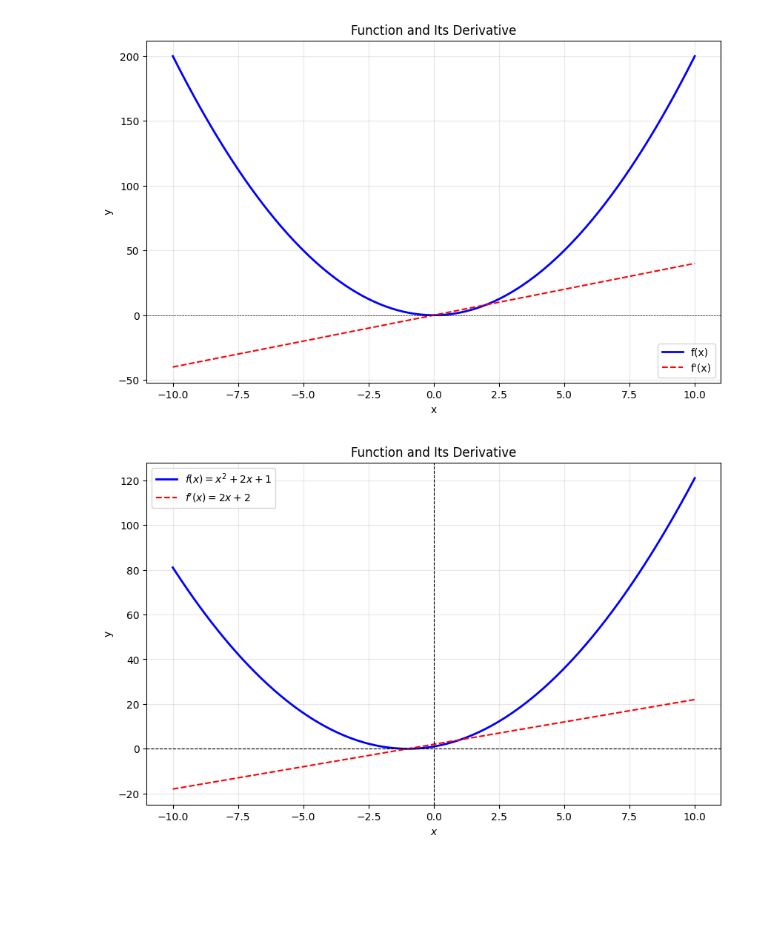
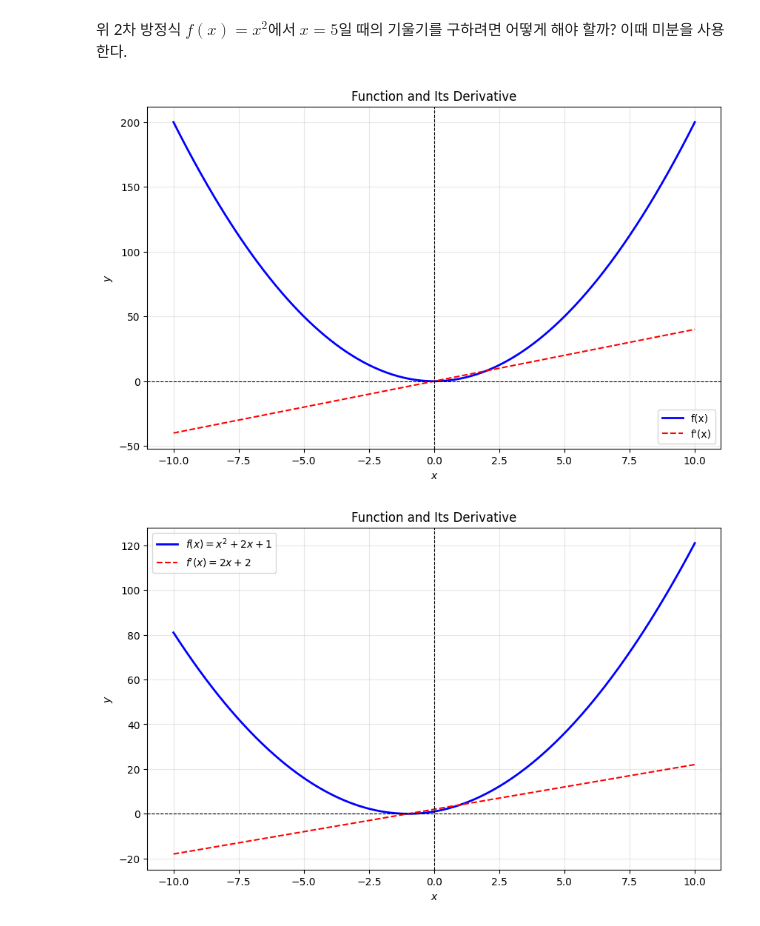
Before and after one commit to songkg7/notebook-playground, a Jupyter notebook: graph/differentiation.ipynb, the cells around one changed output. Cells and saved outputs as stored; diff of their text form; code cells hidden in the pictures; blank space fills up the shorter version.

```diff
--- a/graph/differentiation.ipynb
+++ b/graph/differentiation.ipynb
@@ -19,0 +17,14 @@ from sympy import symbols, diff, lambdify
+# %%
+import numpy as np
+import matplotlib.pyplot as plt
+from sympy import symbols, diff, lambdify
+
+
+def visualize():
+    plt.axhline(0, color="black", linewidth=0.8, linestyle="--")
+    plt.axvline(0, color="black", linewidth=0.8, linestyle="--")
+    plt.grid(True, alpha=0.3)
+    plt.xlabel(r"$x$")
+    plt.ylabel(r"$y$")
+    plt.legend()
+    plt.show()
@@ -19,0 +65,13 @@ from sympy import symbols, diff, lambdify
+# %%
+# 2차 방정식 그래프
+x = np.linspace(-10, 10, 500)
+y = x ** 2
+
+x_target = 5
+y_target = x_target ** 2
+
+plt.figure(figsize=(10, 6))
+plt.plot(x, y, label=r"$f(x) = x^2$", color="blue", linewidth=2)
+plt.scatter(x_target, y_target, color="red", s=50, zorder=5)
+
+visualize()
@@ -20,34 +80,32 @@ from sympy import symbols, diff, lambdify
+# %% [markdown]
+위 2차 방정식 $f(x) = x^2$에서 $x=5$일 때의 기울기를 구하려면 어떻게 해야 할까? 이때 미분을 사용한다.
 # %%
 # 함수 정의
 def f(x):
     return 2 * x ** 2
 
 
 # 수치 미분 함수 정의
 def numerical_derivative(f, x, h=1e-5):
     return (f(x + h) - f(x)) / h
 
 
 # x 데이터 생성
 x = np.linspace(-10, 10, 500)  # -10부터 10까지 500개의 점 데이터
 
 # 함수와 미분계수 계산
 y = f(x)
 dy = numerical_derivative(f, x)
 
 # 그래프 그리기
 plt.figure(figsize=(10, 6))
 plt.plot(x, y, label="f(x)", color="blue", linewidth=2)
 plt.plot(x, dy, label="f'(x)", color="red", linestyle="--")
 plt.title("Function and Its Derivative")
-plt.xlabel("x")
-plt.ylabel("y")
-plt.axhline(0, color="black", linewidth=0.5, linestyle="--")
-plt.legend()
-plt.grid(True, alpha=0.3)
-plt.show()
+
+visualize()
 # %% [output]
-[figure, old version]
+[figure, new version]
 # %%
 x = symbols('x')
 func = x ** 2 + 2 * x + 1  # f(x) = x^2 + 2x + 1
@@ -66,22 +124,13 @@ y_prime_vals = f_prime(x_vals)
 plt.figure(figsize=(10, 6))
 plt.plot(x_vals, y_vals, label=r"$f(x) = x^2 + 2x + 1$", color="blue", linewidth=2)
 plt.plot(x_vals, y_prime_vals, label=r"$f'(x) = 2x + 2$", color="red", linestyle="--")
-
-
-def visualize():
-    plt.title("Function and Its Derivative")
-    plt.axhline(0, color="black", linewidth=0.8, linestyle="--")
-    plt.axvline(0, color="black", linewidth=0.8, linestyle="--")
-    plt.grid(True, alpha=0.3)
-    plt.legend()
-    plt.xlabel(r"$x$")
-    plt.ylabel("y")
-    plt.show()
-
+plt.title("Function and Its Derivative")
+plt.xlabel(r"$x$")
+plt.ylabel("y")
 
 visualize()
 # %% [output]
-[figure, old version]
+[figure, new version]
 # %%
 # 특정 점에서의 접선 표시
 x_point = 5
```
Also changed, not shown: parts of 7 cells of this notebook.
